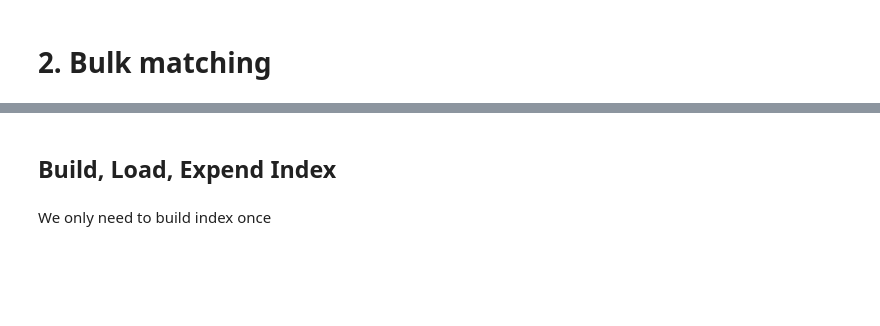
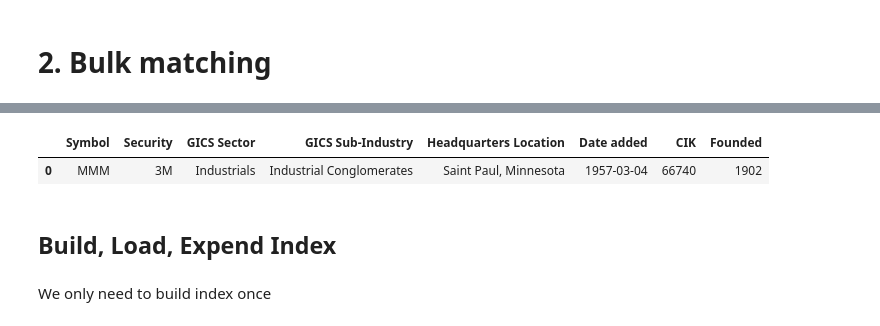
Before and after one commit to easonanalytica/company_name_matcher, a Jupyter notebook: demo.ipynb, the cells around one changed output, grey strips where cells are left out. Cells and saved outputs as stored; diff of their text form; code cells hidden in the pictures; blank space fills up the shorter version.

```diff
--- a/demo.ipynb
+++ b/demo.ipynb
@@ -82,3 +86,6 @@ Finetuned Matcher:  0.98
 # %%
-data = pd.read_csv("tests/test_data.csv")
-data
+url = "https://raw.githubusercontent.com/datasets/s-and-p-500-companies/refs/heads/main/data/constituents.csv"
+response = requests.get(url)  # Skipping SSL verification
+with open("companies.csv", "wb") as file:
+    file.write(response.content)
+data = pd.read_csv("companies.csv")
@@ -99,3 +92,8 @@ data
+# %%
+data.head(1)
+# %% [output]
+|  | Symbol | Security | GICS Sector | GICS Sub-Industry | Headquarters Location | Date added | CIK | Founded |
+| 0 | MMM | 3M | Industrials | Industrial Conglomerates | Saint Paul, Minnesota | 1957-03-04 | 66740 | 1902 |
 # %% [markdown]
 ## Build, Load, Expend Index
 # %% [markdown]
```
Also changed, not shown: parts of 21 cells of this notebook, 9 other files.
